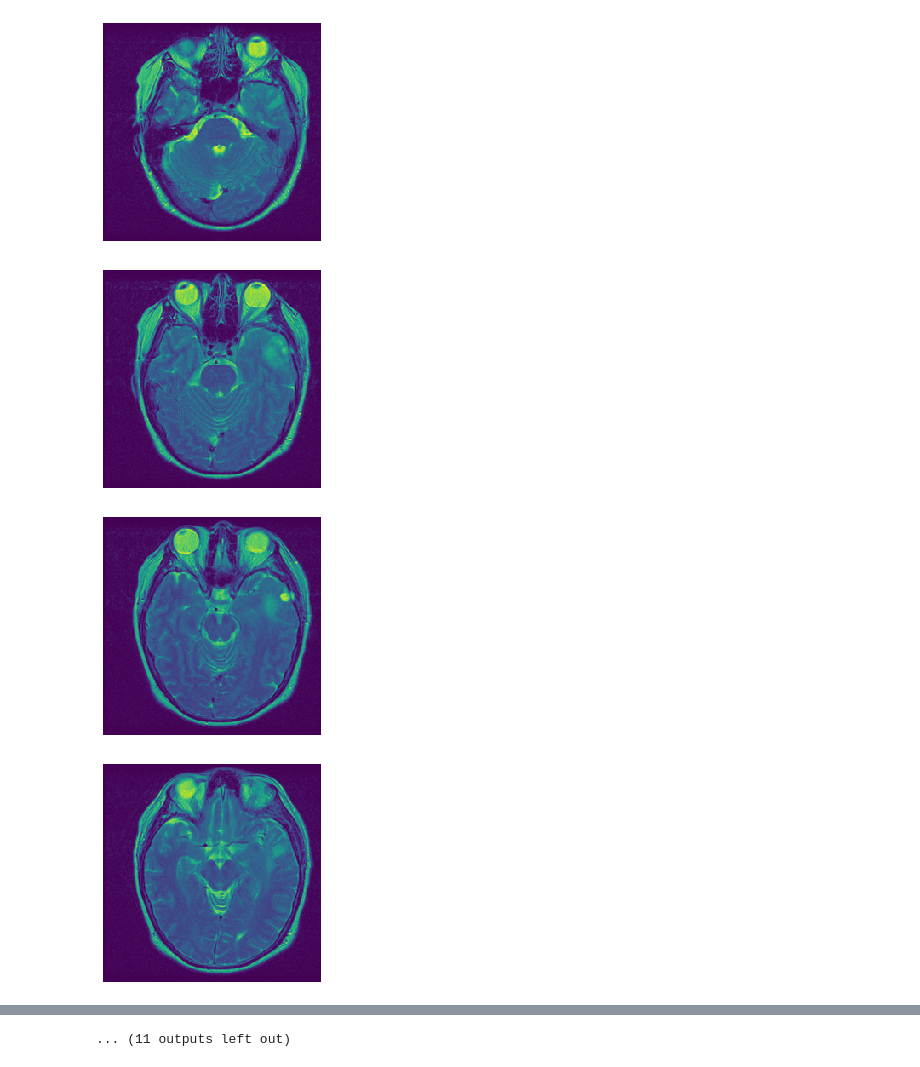
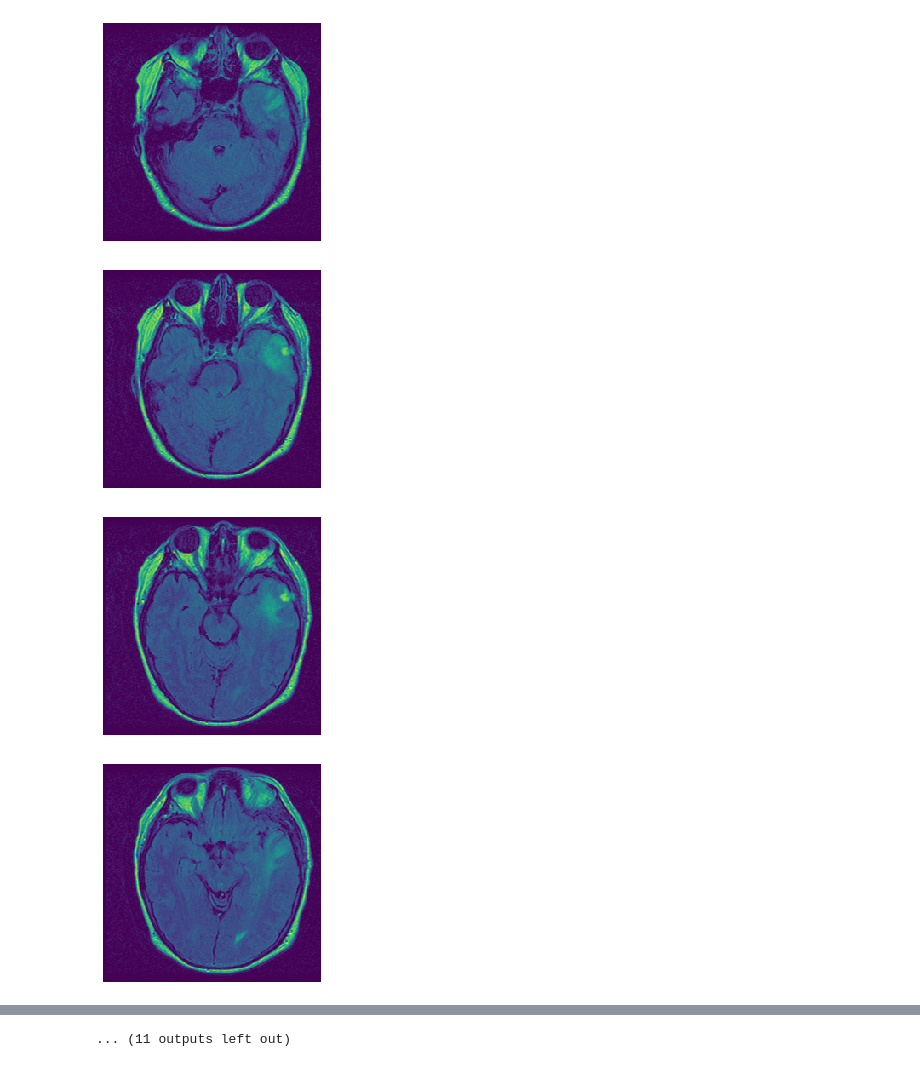
Before and after one commit to brain-tumors-deep-learning-module/TCGA-GBM-training-general-pickle, a Jupyter notebook: Final Generalization.ipynb, the cells around one changed output, grey strips where cells are left out. Drawn from its saved outputs; the diff is of its cells as text; code cells hidden in the pictures.

```diff
--- a/Final Generalization.ipynb
+++ b/Final Generalization.ipynb
@@ -165,7 +184,7 @@ file = 'TCGA-02-0006.pickle'
 patient = open("%s" % (result_directory_path+file), "rb")
 patient_data = pickle.load(patient)
 # for i in patient_data:
-for arrays in patient_data[0]:
+for arrays in patient_data[1]:
     plt.imshow(arrays)
     plt.axis('off')
     ax = plt.gca()
@@ -183,4 +202,4 @@ for arrays in patient_data[0]:
-[figure, old version]
+[figure, new version]
-[figure, old version]
+[figure, new version]
-[figure, old version]
+[figure, new version]
-[figure, old version]
+[figure, new version]
```
Also changed, not shown: parts of 3 cells of this notebook, 1 other file.
